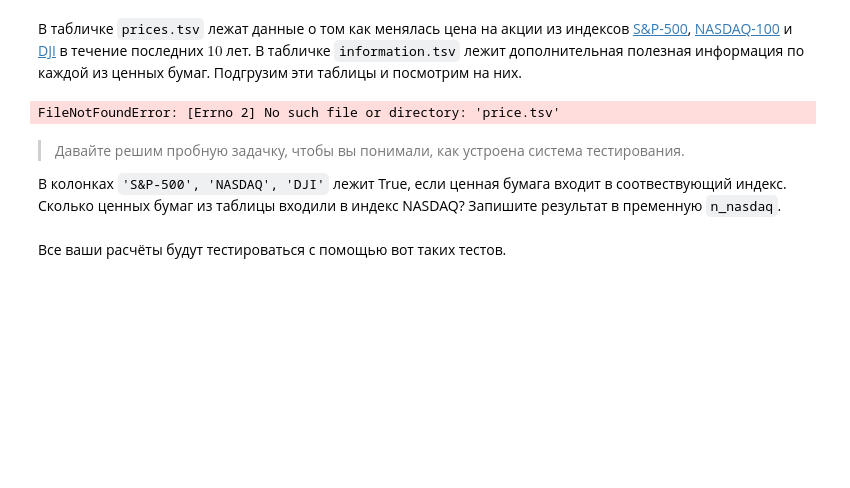
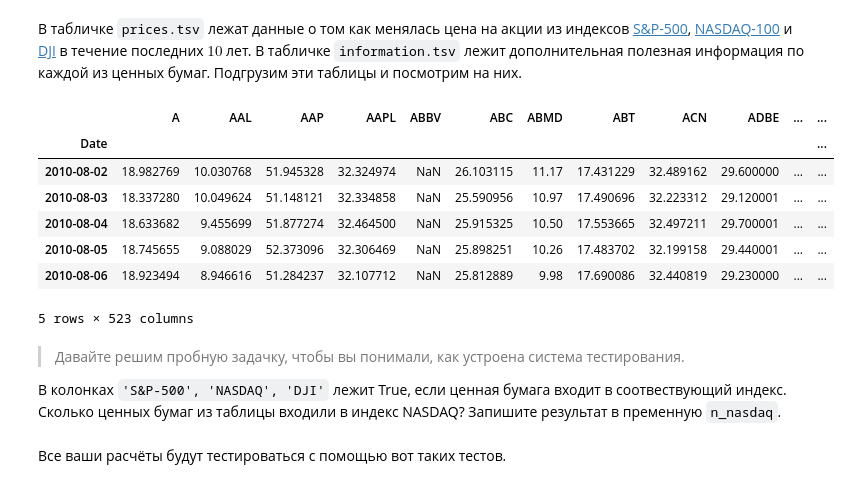
Before and after one commit to freefly-girl/test-for-vscode, a Jupyter notebook: week1/hw01_share_questions.ipynb, the cells around one changed output. Saved outputs shown, nothing was run; the diff lists cells and outputs as text; code cells hidden in the pictures; blank space fills up the shorter version.

```diff
--- a/week1/hw01_share_questions.ipynb
+++ b/week1/hw01_share_questions.ipynb
@@ -20,13 +20,20 @@ plt.style.use('ggplot')  # стиль для графиков
 # %% [markdown]
 В табличке `prices.tsv` лежат данные о том как менялась цена на акции из индексов [S&P-500](https://ru.wikipedia.org/wiki/S%26P_500), [NASDAQ-100](https://ru.wikipedia.org/wiki/Nasdaq-100) и [DJI](https://ru.wikipedia.org/wiki/Промышленный_индекс_Доу_—_Джонса) в течение последних $10$ лет. В табличке `information.tsv` лежит дополнительная полезная информация по каждой из ценных бумаг.  Подгрузим эти таблицы и посмотрим на них.
 # %%
-df_prices = pd.read_csv('price.tsv', sep='\t')
+df_prices = pd.read_csv('data/price.tsv', sep='\t')
 
 # сделали дату индексом таблицы и применили это преобразование
 df_prices.set_index('Date', inplace=True)
 df_prices.head()
 # %% [output]
+|  | A | AAL | AAP | AAPL | ABBV | ABC | ABMD | ABT | ACN | ADBE | ... | ... |
+| Date |  |  |  |  |  |  |  |  |  |  |  | ... |
+| 2010-08-02 | 18.982769 | 10.030768 | 51.945328 | 32.324974 | NaN | 26.103115 | 11.17 | 17.431229 | 32.489162 | 29.600000 | ... | ... |
+| 2010-08-03 | 18.337280 | 10.049624 | 51.148121 | 32.334858 | NaN | 25.590956 | 10.97 | 17.490696 | 32.223312 | 29.120001 | ... | ... |
+| 2010-08-04 | 18.633682 | 9.455699 | 51.877274 | 32.464500 | NaN | 25.915325 | 10.50 | 17.553665 | 32.497211 | 29.700001 | ... | ... |
+| 2010-08-05 | 18.745655 | 9.088029 | 52.373096 | 32.306469 | NaN | 25.898251 | 10.26 | 17.483702 | 32.199158 | 29.440001 | ... | ... |
+| 2010-08-06 | 18.923494 | 8.946616 | 51.284237 | 32.107712 | NaN | 25.812889 | 9.98 | 17.690086 | 32.440819 | 29.230000 | ... | ... |
-FileNotFoundError: [Errno 2] No such file or directory: 'price.tsv'
+5 rows × 523 columns
 # %%
 df_inf = pd.read_csv('information.tsv', sep='\t')
 df_inf.head()
```
Also changed, not shown: 1 other file.
